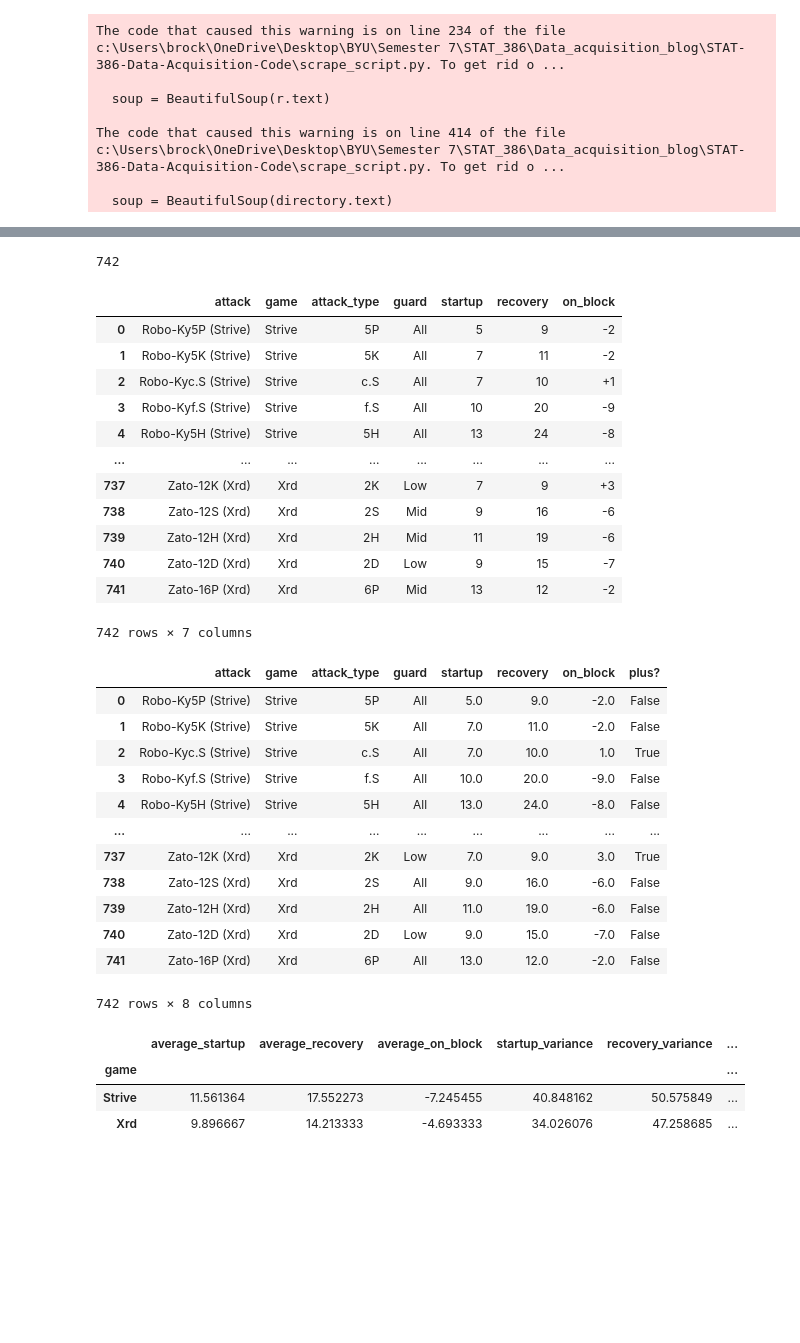
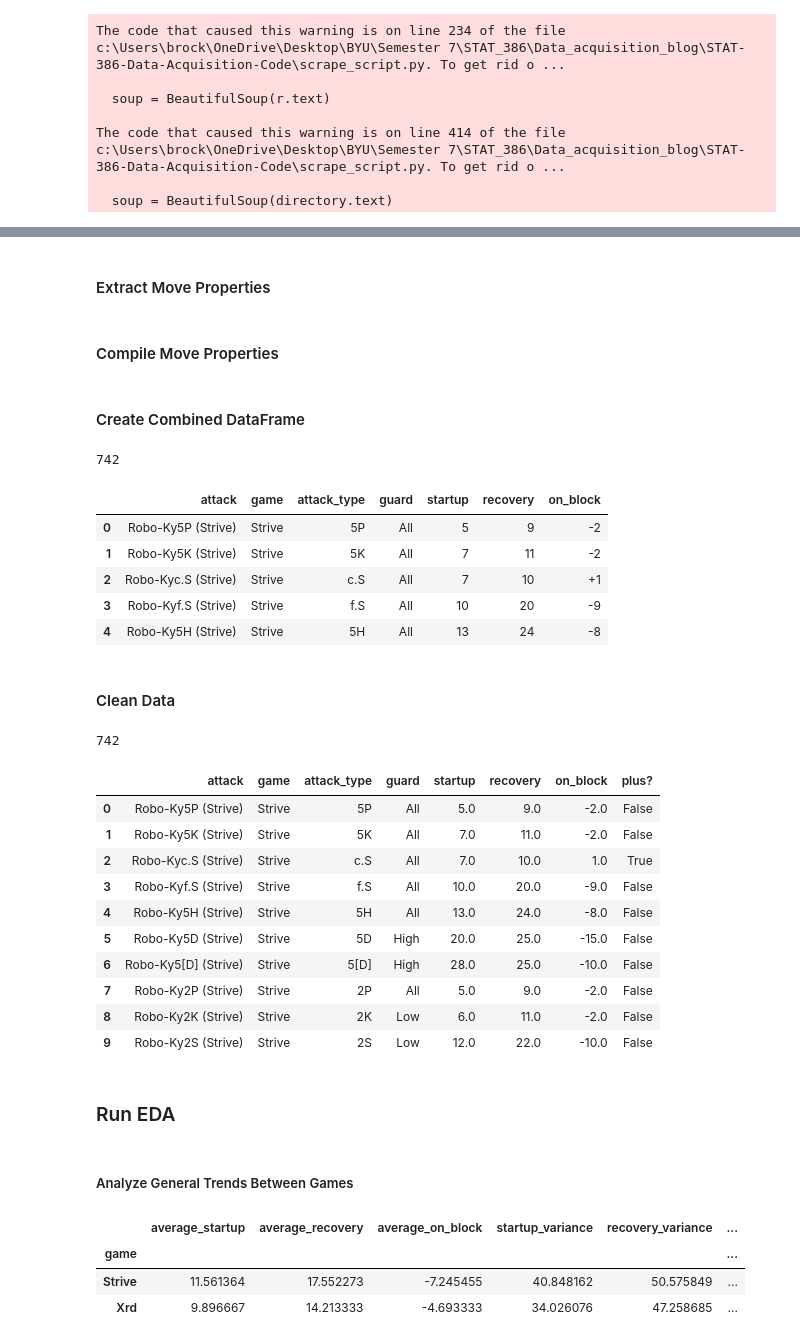
Before and after one commit to brocksteenblik/STAT-386-Data-Acquisition-Code, a Jupyter notebook: analysis.ipynb, the cells around one changed output, grey strips where cells are left out. Saved outputs shown, nothing was run; the diff lists cells and outputs as text; code cells hidden in the pictures; blank space fills up the shorter version.

```diff
--- a/analysis.ipynb
+++ b/analysis.ipynb
@@ -41,6 +47,8 @@ def blank_data_dict():
         "6P": []
     }
     return data_dict
+# %% [markdown]
+#### Extract Move Properties
 # %%
 def create_property_given_game_df(game, property):
     data_dict = blank_data_dict()
@@ -58,6 +66,8 @@ def create_property_given_game_df(game, property):
 
     new_DF = pd.DataFrame(data_dict)
     return new_DF
+# %% [markdown]
+#### Compile Move Properties
 # %%
 def find_given_move_property(df, property):
     result_property = []
@@ -116,6 +126,8 @@ def compile_move_properties(property):
         for character_move in character_data:
             property.append(character_move)
     return property
+# %% [markdown]
+#### Create Combined DataFrame
 # %%
 data_dict = {
     "attack": [],
@@ -158,7 +170,7 @@ data_dict["recovery"] = compile_move_properties("recovery")
 data_dict["on_block"] = compile_move_properties("on_block")
 
 final_df = pd.DataFrame(data_dict)
-final_df
+final_df.head()
 # %% [output]
 742
 |  | attack | game | attack_type | guard | startup | recovery | on_block |
@@ -167,13 +179,8 @@ final_df
 | 2 | Robo-Kyc.S (Strive) | Strive | c.S | All | 7 | 10 | +1 |
 | 3 | Robo-Kyf.S (Strive) | Strive | f.S | All | 10 | 20 | -9 |
 | 4 | Robo-Ky5H (Strive) | Strive | 5H | All | 13 | 24 | -8 |
-| ... | ... | ... | ... | ... | ... | ... | ... |
-| 737 | Zato-12K (Xrd) | Xrd | 2K | Low | 7 | 9 | +3 |
-| 738 | Zato-12S (Xrd) | Xrd | 2S | Mid | 9 | 16 | -6 |
-| 739 | Zato-12H (Xrd) | Xrd | 2H | Mid | 11 | 19 | -6 |
-| 740 | Zato-12D (Xrd) | Xrd | 2D | Low | 9 | 15 | -7 |
-| 741 | Zato-16P (Xrd) | Xrd | 6P | Mid | 13 | 12 | -2 |
-742 rows × 7 columns
+# %% [markdown]
+#### Clean Data
 # %%
 final_df_cleaned = final_df.copy()
 final_df_cleaned.dropna()
@@ -198,42 +205,45 @@ def recovery_clean(lst):
         return float(lst[0])
     elif len(lst) > 1:
         return float(float(lst[0]) + float(lst[1]))
 
 final_df_cleaned["recovery"] = (
     final_df_cleaned["recovery"]
     .str.replace(r"\[.*", "", regex = True)
     .str.replace(r"[^\d+\+]", "", regex = True)
     .str.split("+")
     .apply(recovery_clean)
     .astype(float)
 )
 final_df_cleaned["on_block"] = (
     final_df_cleaned["on_block"]
     .str.replace(r"\[.*", "", regex = True)
     .str.replace(r"~.*", "", regex = True)
     .str.replace(r"[^\d+\+\-]", "", regex = True)
     .astype(float)
 )
 final_df_cleaned["plus?"] = (
     final_df_cleaned["on_block"] > 0
 )
 
-len(final_df_cleaned)
-final_df_cleaned
+print(f"Final Length: {len(final_df_cleaned)}")
+final_df_cleaned.head(10)
 # %% [output]
+742
 |  | attack | game | attack_type | guard | startup | recovery | on_block | plus? |
 | 0 | Robo-Ky5P (Strive) | Strive | 5P | All | 5.0 | 9.0 | -2.0 | False |
 | 1 | Robo-Ky5K (Strive) | Strive | 5K | All | 7.0 | 11.0 | -2.0 | False |
 | 2 | Robo-Kyc.S (Strive) | Strive | c.S | All | 7.0 | 10.0 | 1.0 | True |
 | 3 | Robo-Kyf.S (Strive) | Strive | f.S | All | 10.0 | 20.0 | -9.0 | False |
 | 4 | Robo-Ky5H (Strive) | Strive | 5H | All | 13.0 | 24.0 | -8.0 | False |
-| ... | ... | ... | ... | ... | ... | ... | ... | ... |
-| 737 | Zato-12K (Xrd) | Xrd | 2K | Low | 7.0 | 9.0 | 3.0 | True |
-| 738 | Zato-12S (Xrd) | Xrd | 2S | All | 9.0 | 16.0 | -6.0 | False |
-| 739 | Zato-12H (Xrd) | Xrd | 2H | All | 11.0 | 19.0 | -6.0 | False |
-| 740 | Zato-12D (Xrd) | Xrd | 2D | Low | 9.0 | 15.0 | -7.0 | False |
-| 741 | Zato-16P (Xrd) | Xrd | 6P | All | 13.0 | 12.0 | -2.0 | False |
+| 5 | Robo-Ky5D (Strive) | Strive | 5D | High | 20.0 | 25.0 | -15.0 | False |
+| 6 | Robo-Ky5[D] (Strive) | Strive | 5[D] | High | 28.0 | 25.0 | -10.0 | False |
+| 7 | Robo-Ky2P (Strive) | Strive | 2P | All | 5.0 | 9.0 | -2.0 | False |
+| 8 | Robo-Ky2K (Strive) | Strive | 2K | Low | 6.0 | 11.0 | -2.0 | False |
+| 9 | Robo-Ky2S (Strive) | Strive | 2S | Low | 12.0 | 22.0 | -10.0 | False |
-742 rows × 8 columns
+# %% [markdown]
+### Run EDA
+# %% [markdown]
+##### Analyze General Trends Between Games
 # %%
 final_df_cleaned.groupby("game").agg(
     average_startup = ("startup", "mean"),
```
Also changed, not shown: parts of 16 cells of this notebook.
